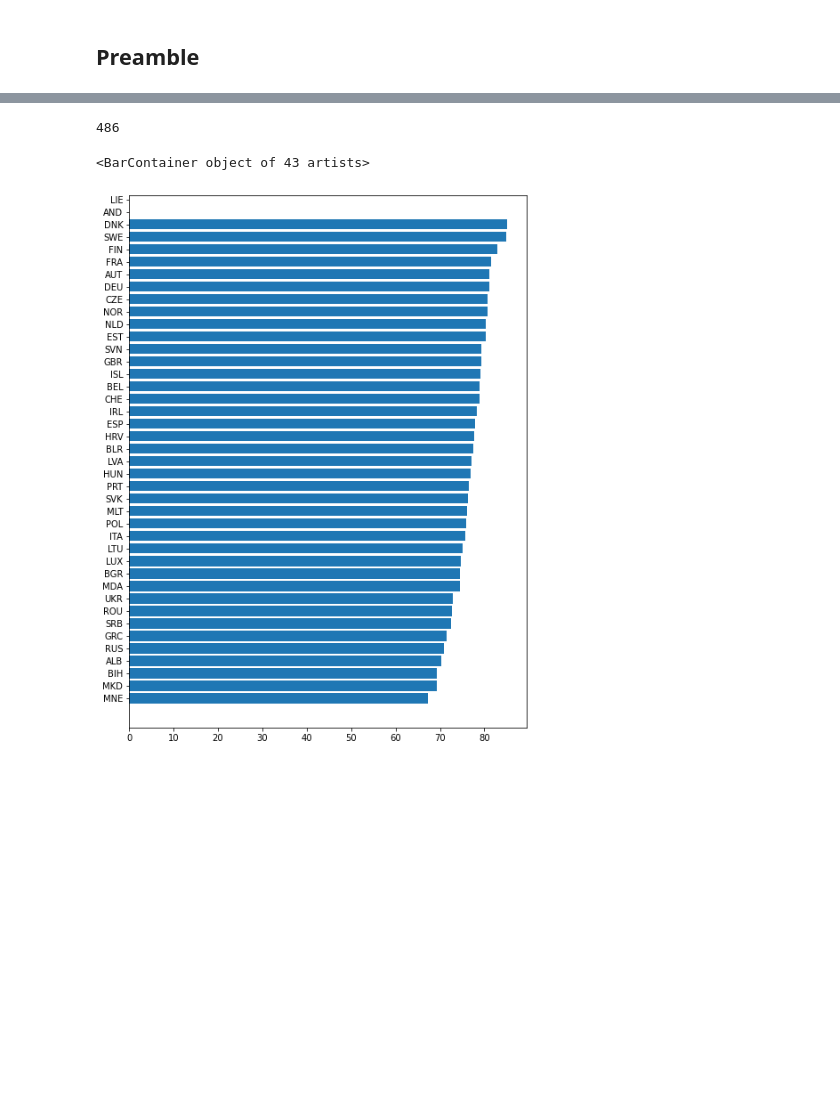
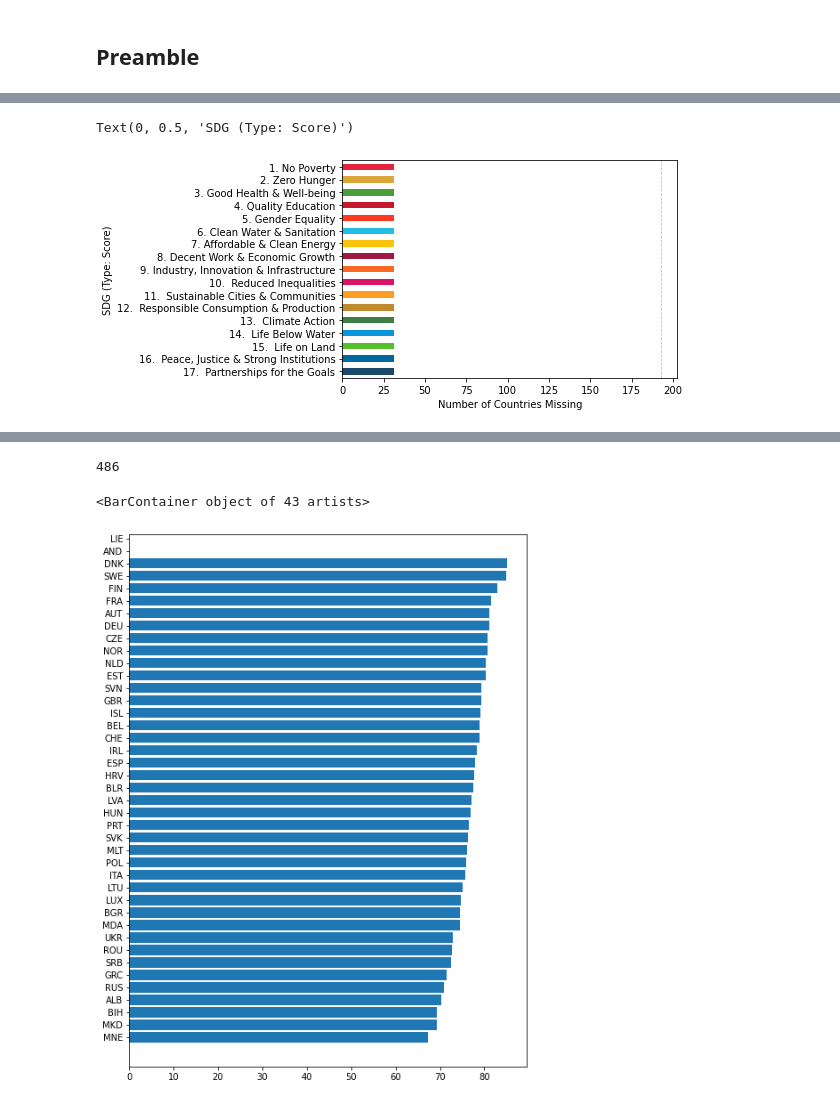
Before and after one commit to nestauk/sdg-mapping, a Jupyter notebook: notebooks/dev/SDG_index.ipynb, the cells around one changed output, grey strips where cells are left out. Cells and saved outputs as stored; diff of their text form; code cells hidden in the pictures; blank space fills up the shorter version.

```diff
--- a/notebooks/dev/SDG_index.ipynb
+++ b/notebooks/dev/SDG_index.ipynb
@@ -29,0 +208,20 @@ European DF
+# %%
+sdg_map_regscore = {
+    'goal_1_regional_score': 1,
+    'goal_2_regional_score': 2,
+    'goal_3_regional_score': 3,
+    'goal_4_regional_score': 4,
+    'goal_5_regional_score': 5,
+    'goal_6_regional_score': 6,
+    'goal_7_regional_score': 7,
+    'goal_8_regional_score': 8,
+    'goal_9_regional_score': 9,
+    'goal_10_regional_score': 10,
+    'goal_11_regional_score': 11,
+    'goal_12_regional_score': 12,
+    'goal_13_regional_score': 13,
+    'goal_14_regional_score': 14,
+    'goal_15_regional_score': 15,
+    'goal_16_regional_score': 16,
+    'goal_17_regional_score': 17
+}
@@ -29,0 +351,14 @@ European DF
+# %%
+# sns.barplot(x='frequency', y='field', data=missing_vals_regscore)
+fig, ax = plt.subplots()
+p = missing_vals_regscore.set_index('field').sort_index()
+p.frequency.plot.barh(ax=ax,  color=sdg_hex_color_codes().values())
+ax.set_yticklabels(sdg_names().values())
+ax.invert_yaxis()
+ax.axvline(x=len(sdg_index_df), color='grey', linestyle= '--', linewidth=0.8, alpha=0.5)
+plt.xlabel('Number of Countries Missing')
+plt.ylabel('SDG (Type: Score)')
+#certain countries
+# %% [output]
+Text(0, 0.5, 'SDG (Type: Score)')
+[figure, added]
```
Also changed, not shown: parts of 94 cells of this notebook.
